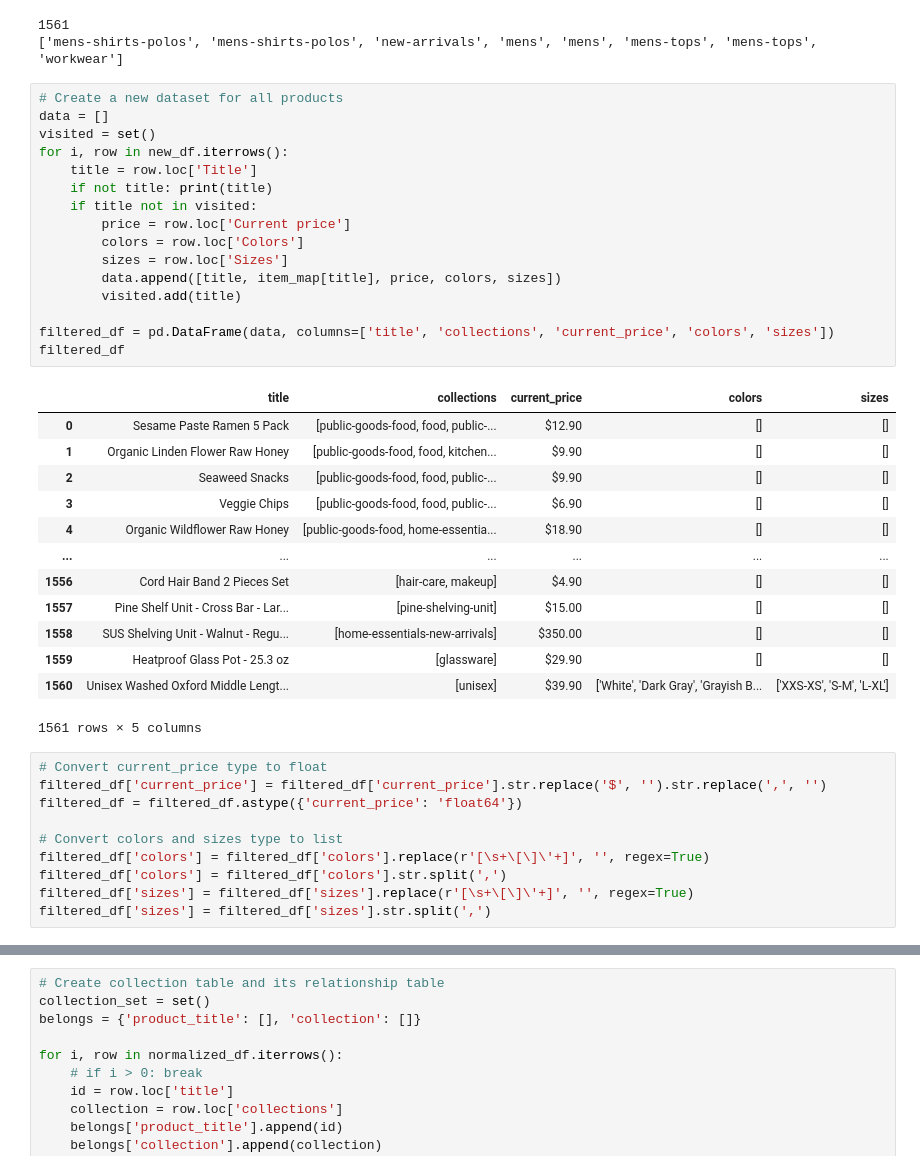
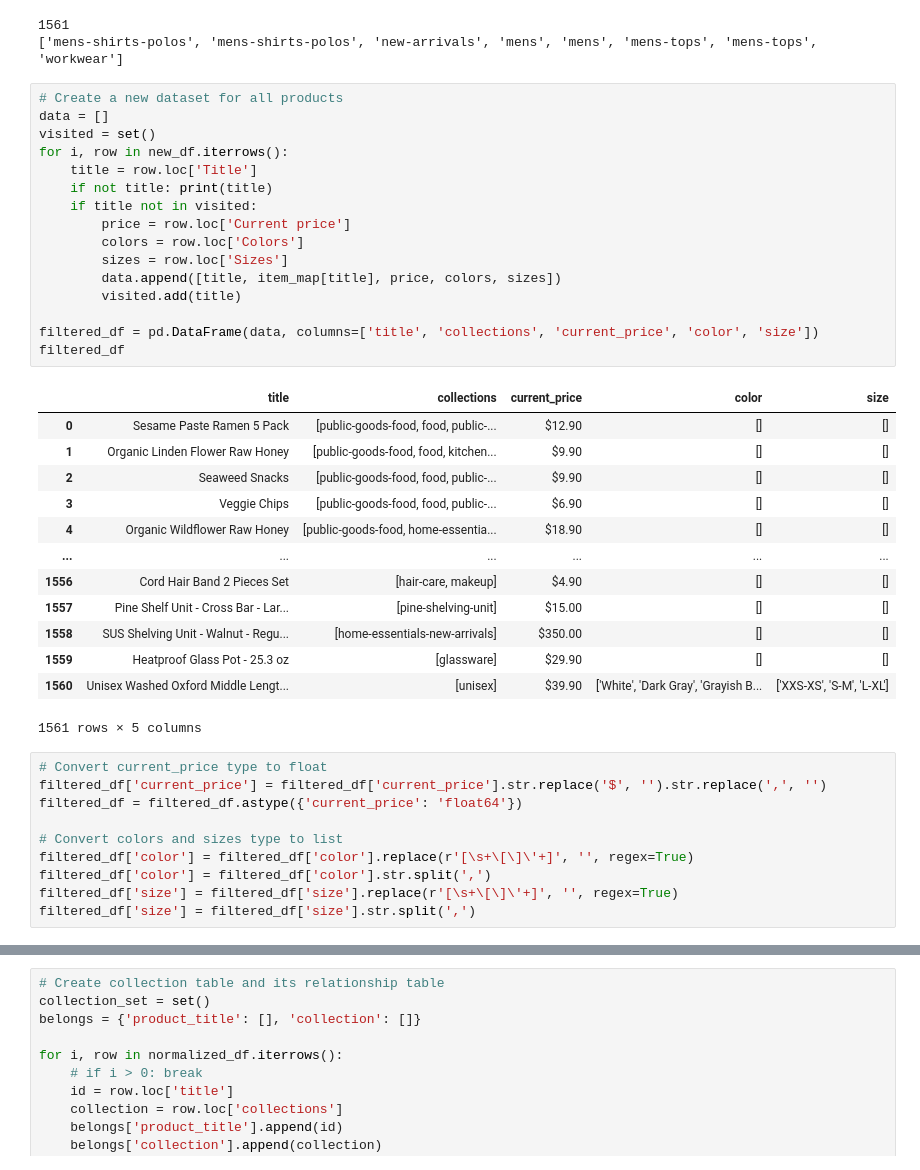
Before and after one commit to dauinh/enterprise_db, a Jupyter notebook: data/clean.ipynb, the cells around one changed output, grey strips where cells are left out. Saved outputs shown, nothing was run; the diff lists cells and outputs as text.

Commit message:
commit data change

```diff
--- a/data/clean.ipynb
+++ b/data/clean.ipynb
@@ -86,21 +86,21 @@ print(item_map["Men's Non-Iron Button Down Shirt"])
 # %%
 # Create a new dataset for all products
 data = []
 visited = set()
 for i, row in new_df.iterrows():
     title = row.loc['Title']
     if not title: print(title)
     if title not in visited:
         price = row.loc['Current price']
         colors = row.loc['Colors']
         sizes = row.loc['Sizes']
         data.append([title, item_map[title], price, colors, sizes])
         visited.add(title)
 
-filtered_df = pd.DataFrame(data, columns=['title', 'collections', 'current_price', 'colors', 'sizes'])
+filtered_df = pd.DataFrame(data, columns=['title', 'collections', 'current_price', 'color', 'size'])
 filtered_df
 # %% [output]
-|  | title | collections | current_price | colors | sizes |
+|  | title | collections | current_price | color | size |
 | 0 | Sesame Paste Ramen 5 Pack | [public-goods-food, food, public-... | $12.90 | [] | [] |
 | 1 | Organic Linden Flower Raw Honey | [public-goods-food, food, kitchen... | $9.90 | [] | [] |
 | 2 | Seaweed Snacks | [public-goods-food, food, public-... | $9.90 | [] | [] |
@@ -119,9 +119,9 @@ filtered_df['current_price'] = filtered_df['current_price'].str.replace('$', '')
 filtered_df = filtered_df.astype({'current_price': 'float64'})
 
 # Convert colors and sizes type to list
-filtered_df['colors'] = filtered_df['colors'].replace(r'[\s+\[\]\'+]', '', regex=True)
-filtered_df['colors'] = filtered_df['colors'].str.split(',')
-filtered_df['sizes'] = filtered_df['sizes'].replace(r'[\s+\[\]\'+]', '', regex=True)
-filtered_df['sizes'] = filtered_df['sizes'].str.split(',')
+filtered_df['color'] = filtered_df['color'].replace(r'[\s+\[\]\'+]', '', regex=True)
+filtered_df['color'] = filtered_df['color'].str.split(',')
+filtered_df['size'] = filtered_df['size'].replace(r'[\s+\[\]\'+]', '', regex=True)
+filtered_df['size'] = filtered_df['size'].str.split(',')
 # %%
 # Normalize colors and sizes
```
Also changed, not shown: parts of 5 cells of this notebook, 3 other files.
